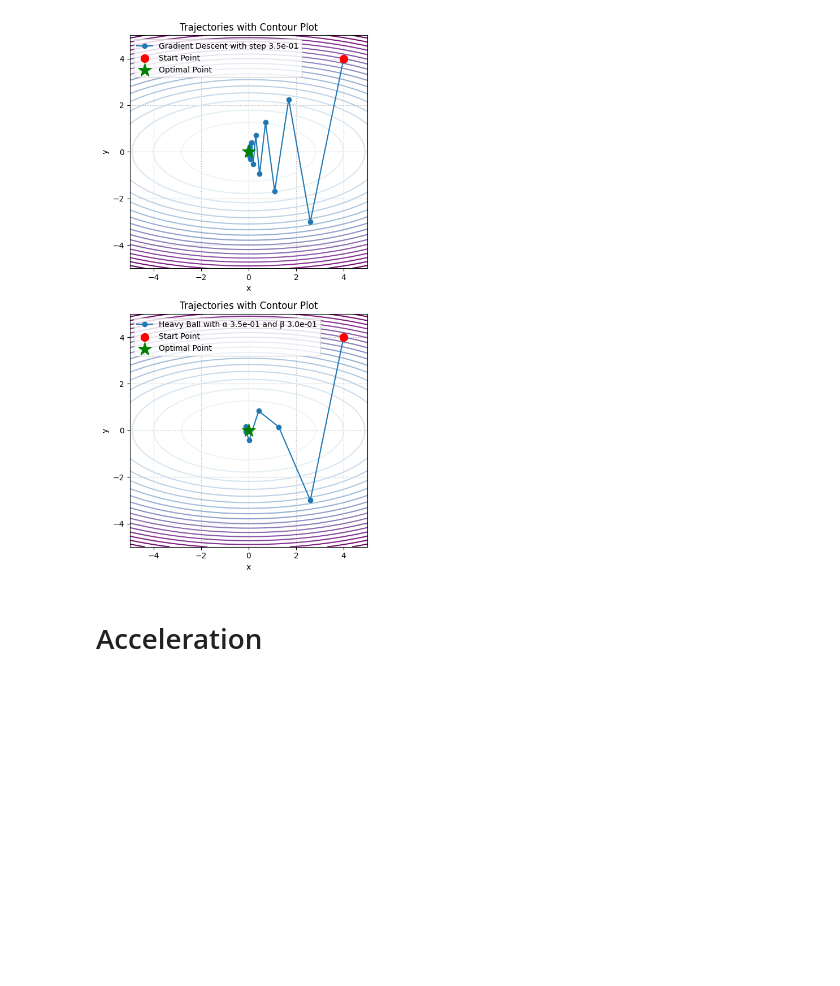
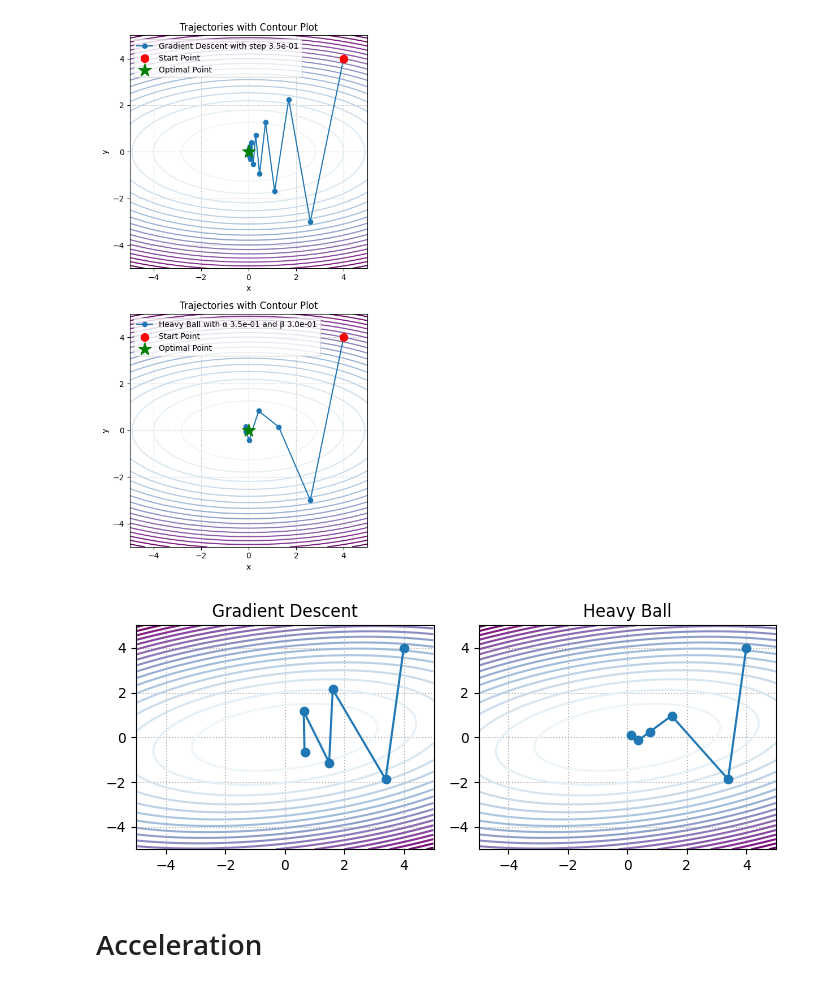
Before and after one commit to MerkulovDaniil/optim, a Jupyter notebook: assets/Notebooks/GD.ipynb, the cells around one changed output. Drawn from its saved outputs; the diff is of its cells as text; code cells hidden in the pictures; blank space fills up the shorter version.

```diff
--- a/assets/Notebooks/GD.ipynb
+++ b/assets/Notebooks/GD.ipynb
@@ -94,6 +94,86 @@ plt.savefig("GD_HB.pdf")
 plt.show()
 # %% [output]
 [figure]
+# %%
+import numpy as np
+import matplotlib.pyplot as plt
+import jax.numpy as jnp
+from jax import grad
+
+mu = 1
+L = 5
+
+theta = np.radians(10)
+Q = np.array([[np.cos(theta), -np.sin(theta)], [np.sin(theta), np.cos(theta)]])
+Lambda = np.diag([mu, L])
+A = np.dot(Q, np.dot(Lambda, Q.T))
+quadratic_function = lambda x: 0.5 * jnp.dot(x, jnp.dot(A, x))
+grad_quadratic_function = grad(quadratic_function)
+
+# Plot contours function
+def plot_contours(ax, function, x_range, y_range, resolution=200):
+    x = np.linspace(x_range[0], x_range[1], resolution)
+    y = np.linspace(y_range[0], y_range[1], resolution)
+    X, Y = np.meshgrid(x, y)
+    Z = np.zeros(X.shape)
+
+    for i in range(X.shape[0]):
+        for j in range(X.shape[1]):
+            Z[i, j] = function(np.array([X[i, j], Y[i, j]]))
+
+    ax.contour(X, Y, Z, levels=20, cmap="BuPu")
+
+# Gradient Descent with Exact Line Search
+def gradient_descent(grad_func, x, learning_rate = 1e-1, num_steps=50):
+    trajectory = [x]
+    for _ in range(num_steps):
+        gradient = grad_func(x)
+        x = x - learning_rate * gradient
+        trajectory.append(x)
+    return np.array(trajectory)
+
+# Heavy Ball
+def heavy_ball(grad_func, start_point, learning_rate=0.1, beta=0.9, num_steps=50):
+    trajectory = [start_point]
+    x = start_point
+    v = np.array([0, 0])
+    for _ in range(num_steps):
+        grad = grad_func(x)
+        v = grad + beta*v
+        x = x - learning_rate * v
+        trajectory.append(x)
+    return np.array(trajectory)
+
+# Setup start point and b vector for CG
+start_point = jnp.array([4.0, 4.0])
+b = jnp.dot(A, jnp.zeros(2))  # Arbitrary choice for illustration
+
+# Solve trajectories
+trajectory_gd_exact = gradient_descent(grad_quadratic_function, start_point, learning_rate=3.5e-1, num_steps=5)
+trajectory_cg = heavy_ball(grad_quadratic_function, start_point, learning_rate=3.5e-1, beta=0.2, num_steps=5)
+
+# Plotting
+fig, axs = plt.subplots(1, 2, figsize=(7, 3))
+
+# Gradient Descent with Exact Line Search Plot
+plot_contours(axs[0], quadratic_function, x_range=(-5, 5), y_range=(-5, 5))
+axs[0].plot(trajectory_gd_exact[:, 0], trajectory_gd_exact[:, 1], 'o-', label='Steepest Descent')
+axs[0].set_title('Gradient Descent')
+
+# Conjugate Gradient Plot
+plot_contours(axs[1], quadratic_function, x_range=(-5, 5), y_range=(-5, 5))
+axs[1].plot(trajectory_cg[:, 0], trajectory_cg[:, 1], 'o-', label='Heavy Ball')
+axs[1].set_title('Heavy Ball')
+
+for ax in axs:
+    # ax.legend()
+    ax.grid(linestyle=":")
+
+plt.tight_layout()
+plt.savefig("GD_vs_HB_hor.pdf")
+plt.show()
+# %% [output]
+[figure, added]
 # %% [markdown]
 # Acceleration
 # %%
```
Also changed, not shown: 1 other file.
